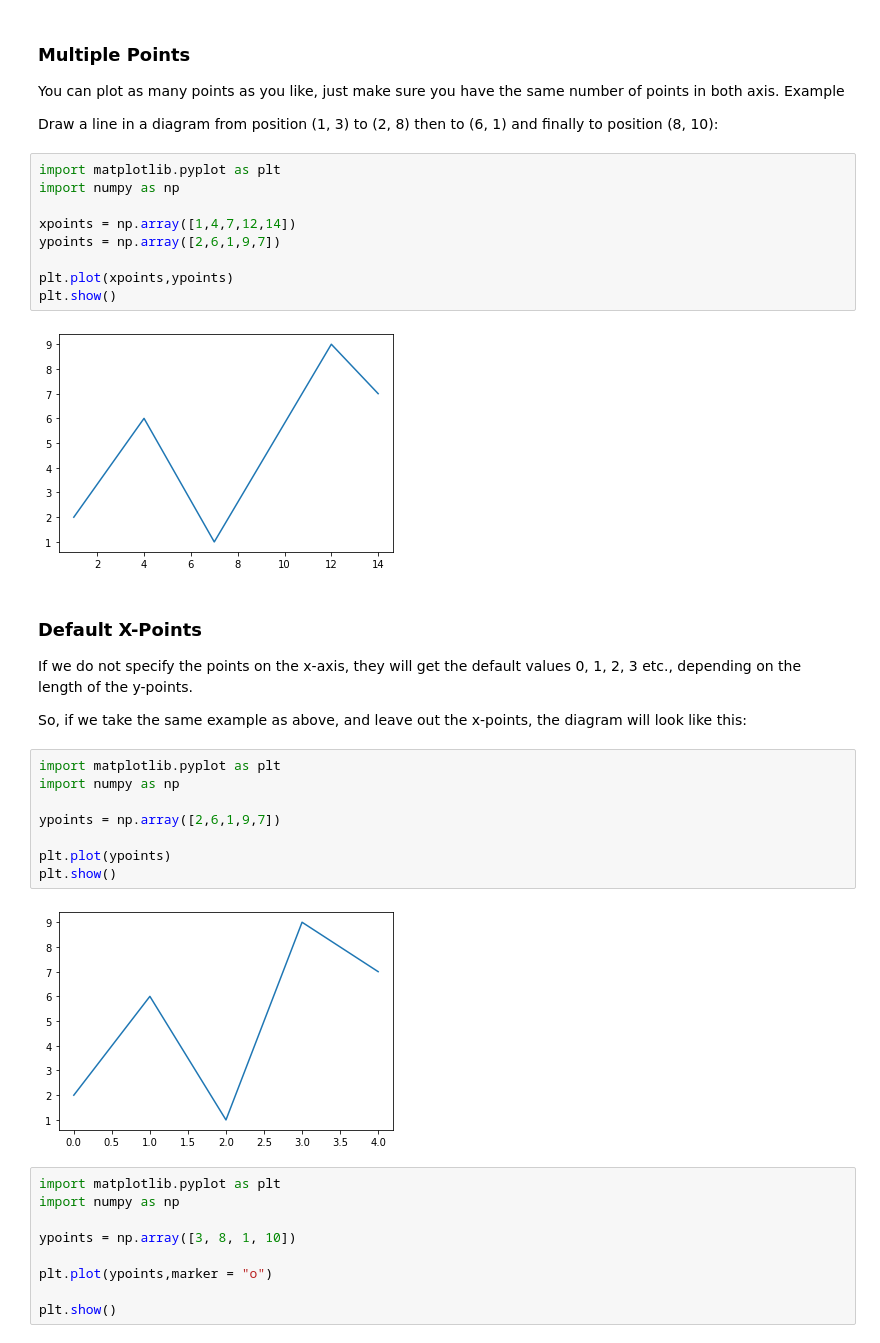
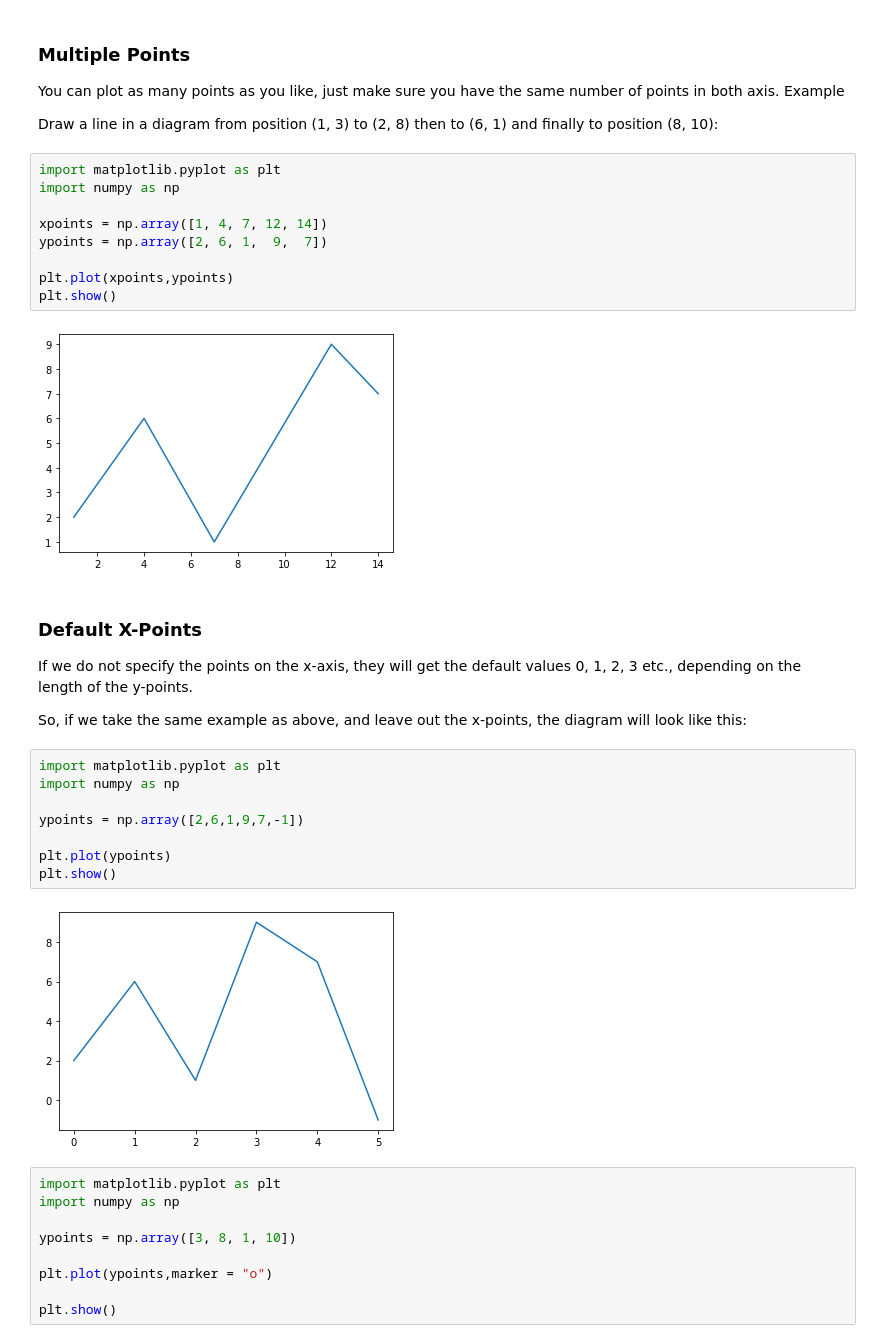
Before and after one commit to Erimsaholut/dataScience, a Jupyter notebook: matplotlib/Matplotlib-Plotting-Markers-Line-Labels-Grid.ipynb, the cells around one changed output. Cells and saved outputs as stored; diff of their text form.

```diff
--- a/matplotlib/Untitled.ipynb
+++ b/matplotlib/Matplotlib-Plotting-Markers-Line-Labels-Grid.ipynb
@@ -64,8 +64,8 @@ Draw a line in a diagram from position (1, 3) to (2, 8) then to (6, 1) and final
 import matplotlib.pyplot as plt
 import numpy as np
 
-xpoints = np.array([1,4,7,12,14])
-ypoints = np.array([2,6,1,9,7])
+xpoints = np.array([1, 4, 7, 12, 14])
+ypoints = np.array([2, 6, 1,  9,  7])
 
 plt.plot(xpoints,ypoints)
 plt.show()
@@ -80,13 +80,13 @@ So, if we take the same example as above, and leave out the x-points, the diagra
 # %%
 import matplotlib.pyplot as plt
 import numpy as np
 
-ypoints = np.array([2,6,1,9,7])
+ypoints = np.array([2,6,1,9,7,-1])
 
 plt.plot(ypoints)
 plt.show()
 # %% [output]
-[figure, old version]
+[figure, new version]
 # %%
 import matplotlib.pyplot as plt
 import numpy as np
```
Also changed, not shown: parts of 16 cells of this notebook, 2 other files.
